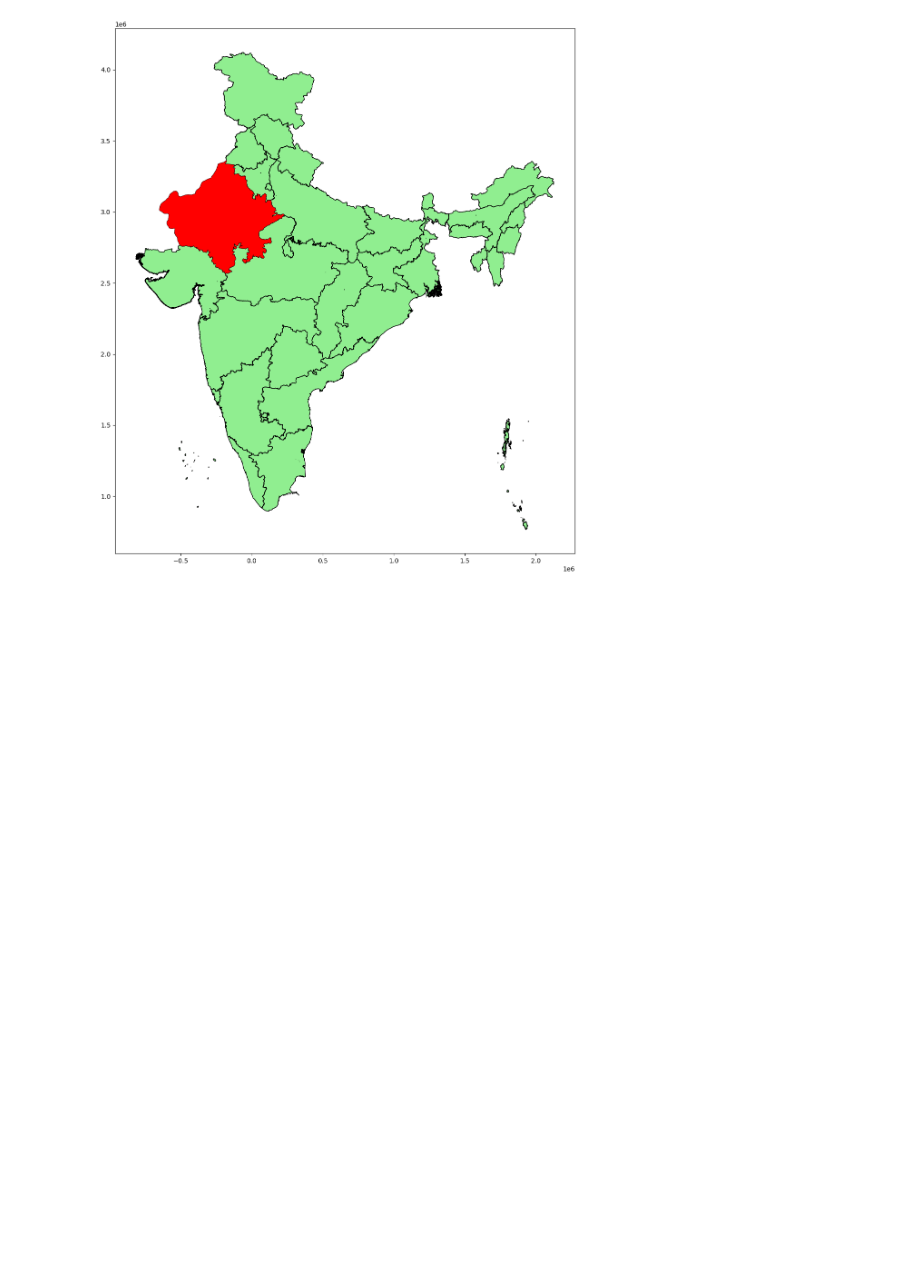
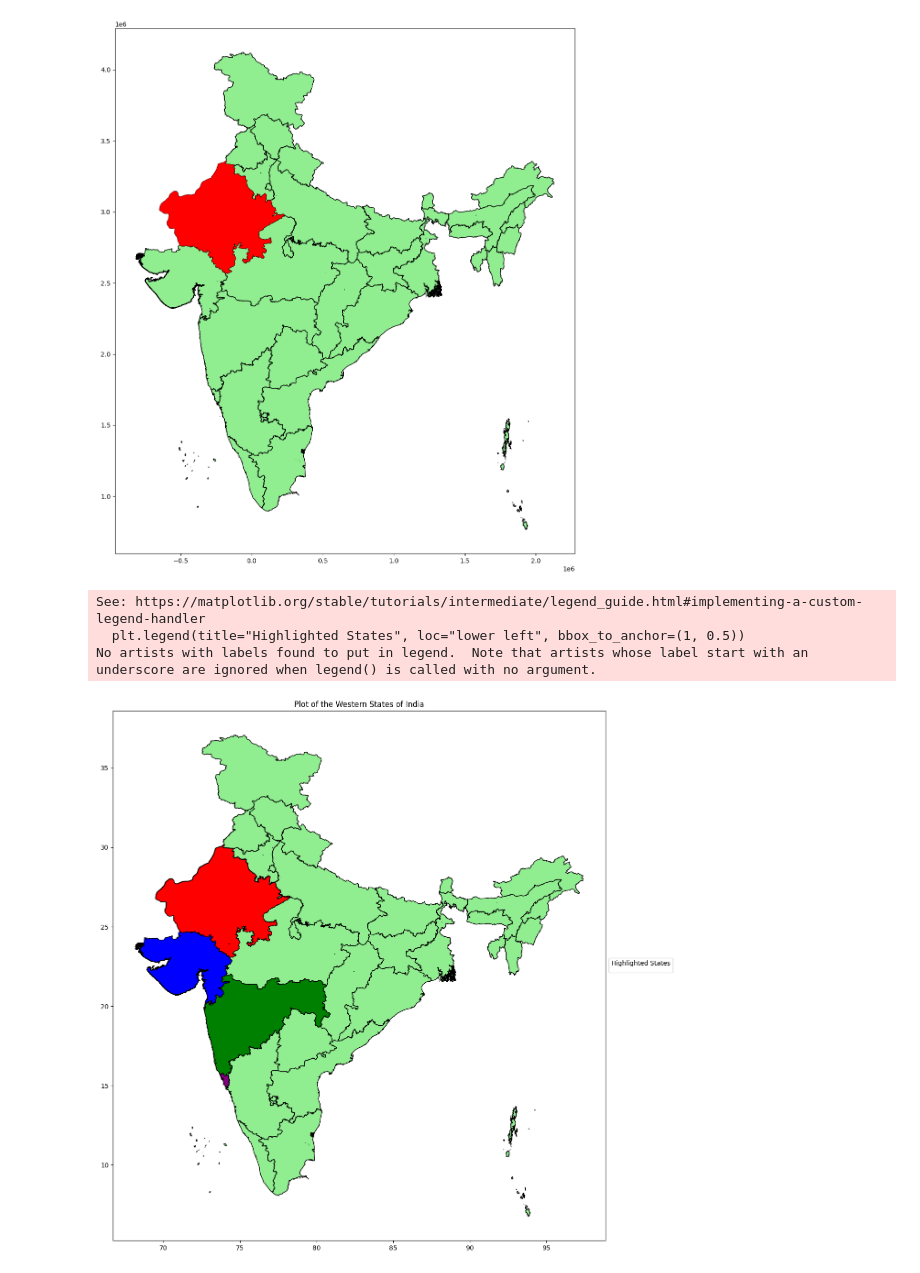
Before and after one commit to HimanshuHeda/Advance_Python, a Jupyter notebook: Geospatial_geopandas.ipynb, the cells around one changed output. Drawn from its saved outputs; the diff is of its cells as text; code cells hidden in the pictures; blank space fills up the shorter version.

```diff
--- a/Geospatial_geopandas.ipynb
+++ b/Geospatial_geopandas.ipynb
@@ -245,3 +234,32 @@ rajasthan.plot(ax=ax, color="red")
 plt.show()
 # %% [output]
 [figure]
+# %%
+# List of states to highlight
+highlighted_states = {
+    "RAJASTHAN": "red",
+    "GUJARAT": "blue",
+    "MAHARASHTRA": "green",
+    "GOA": "purple"
+}
+
+fig, ax = plt.subplots(figsize=(15, 15))
+
+ax.set_title('Plot of the Western States of India')
+india.plot(ax=ax, color="lightgreen", edgecolor="black")
+
+# Plot highlighted states with different colors
+for state, color in highlighted_states.items():
+    state_geo = india[india["st_nm"].str.upper() == state]
+    if not state_geo.empty:  # Ensure the state exists before plotting
+        state_geo.plot(ax=ax, color=color, edgecolor="black", label=state)
+
+# Add legend
+plt.legend(title="Highlighted States", loc="lower left", bbox_to_anchor=(1, 0.5))
+
+plt.show()
+# %% [output]
+See: https://matplotlib.org/stable/tutorials/intermediate/legend_guide.html#implementing-a-custom-legend-handler
+  plt.legend(title="Highlighted States", loc="lower left", bbox_to_anchor=(1, 0.5))
+No artists with labels found to put in legend.  Note that artists whose label start with an underscore are ignored when legend() is called with no argument.
+[figure, added]
```
Also changed, not shown: parts of 1 cell of this notebook.
